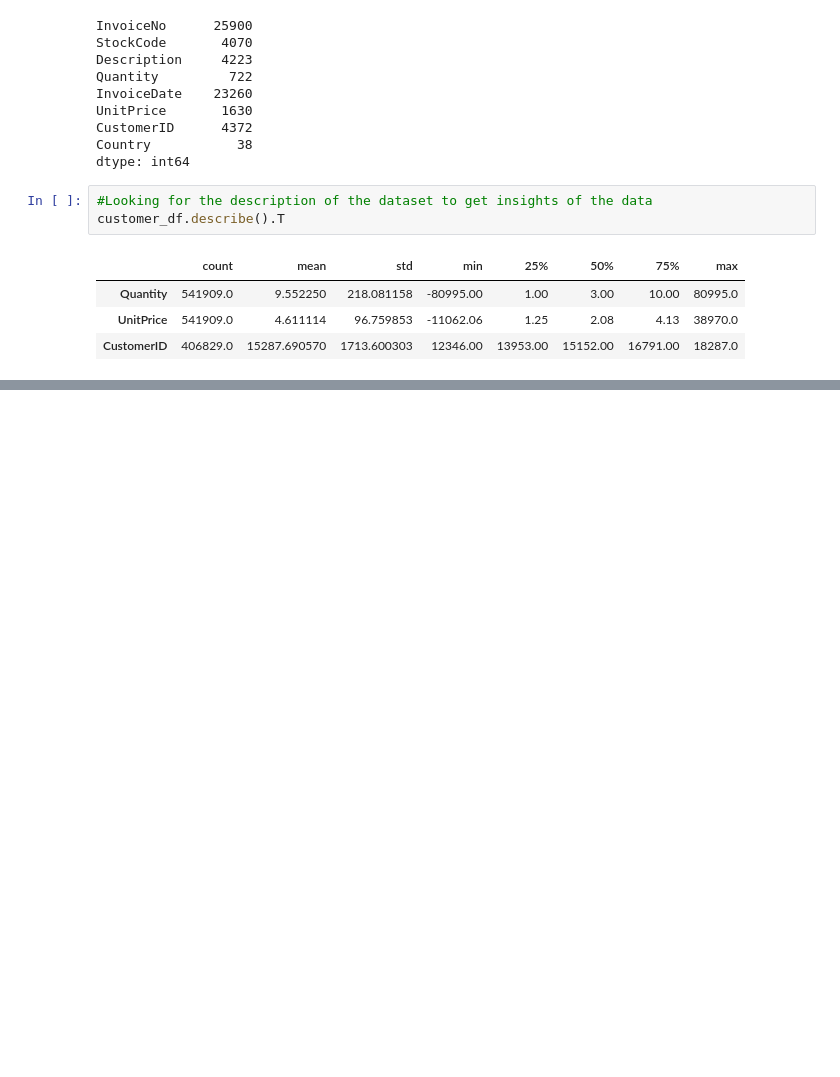
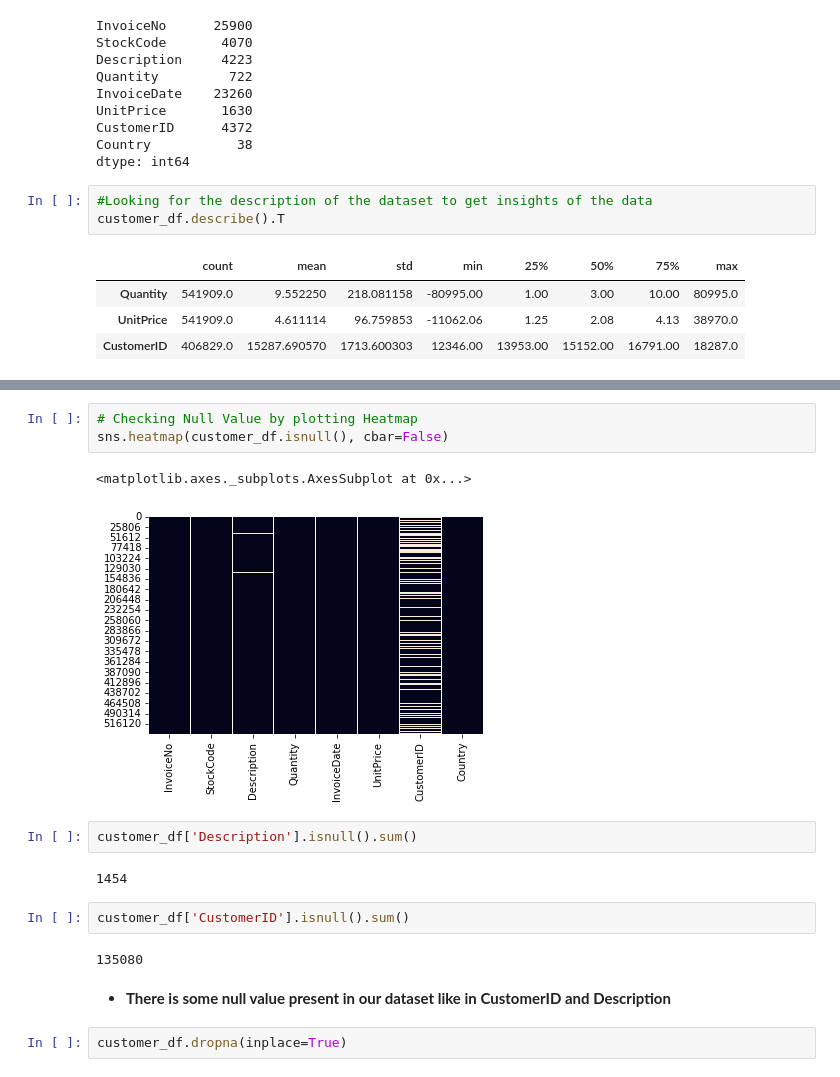
Before and after one commit to rushikeshjagatap85/Online_Retail_Customer_Segmentation_Capstone_Project, a Jupyter notebook: Online_Retail_Customer_Segmentation_Capstone_Project.ipynb, the cells around one changed output, grey strips where cells are left out. Cells and saved outputs as stored; diff of their text form; blank space fills up the shorter version.

```diff
--- a/Online_Retail_Customer_Segmentation_Capstone_Project.ipynb
+++ b/Online_Retail_Customer_Segmentation_Capstone_Project.ipynb
@@ -165,0 +202,18 @@ customer_df.describe().T
+# %%
+# Checking Null Value by plotting Heatmap
+sns.heatmap(customer_df.isnull(), cbar=False)
+# %% [output]
+<matplotlib.axes._subplots.AxesSubplot at 0x...>
+[figure, added]
+# %%
+customer_df['Description'].isnull().sum()
+# %% [output]
+1454
+# %%
+customer_df['CustomerID'].isnull().sum()
+# %% [output]
+135080
+# %% [markdown]
+* **There is some null value present in our dataset like in   CustomerID and  Description**
+# %%
+customer_df.dropna(inplace=True)
```
Also changed, not shown: parts of 24 cells of this notebook.
